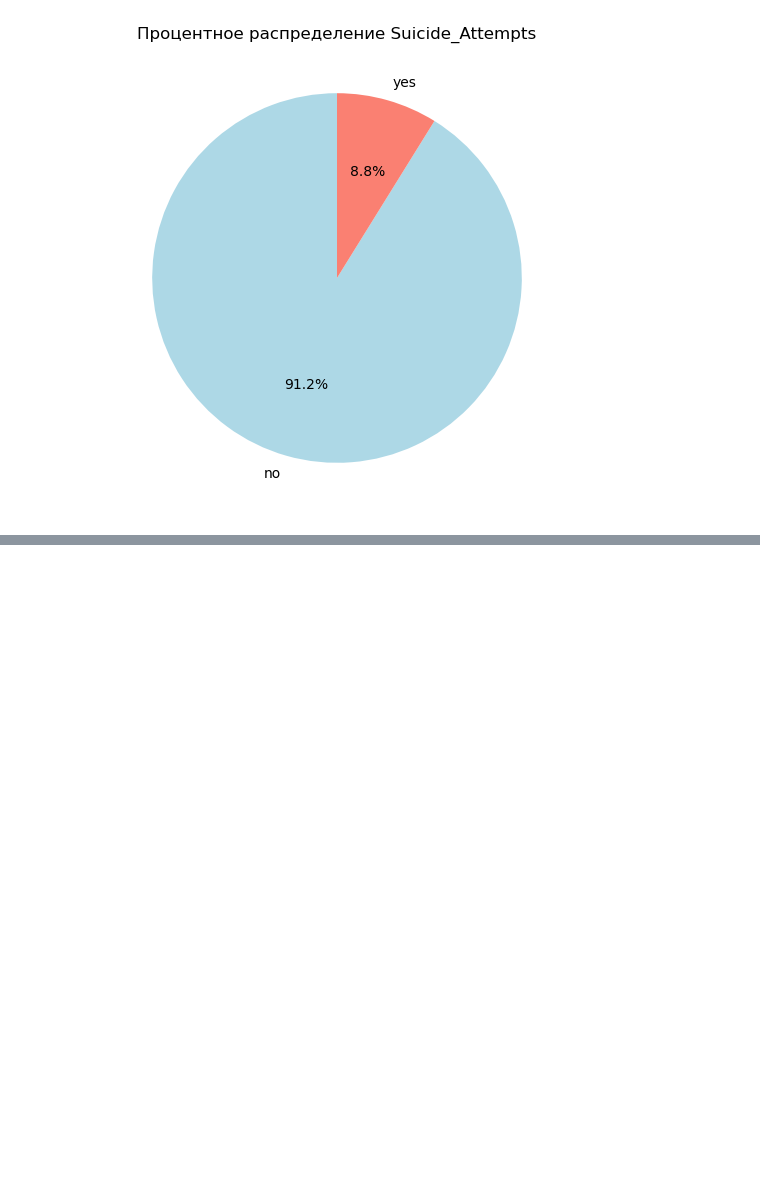
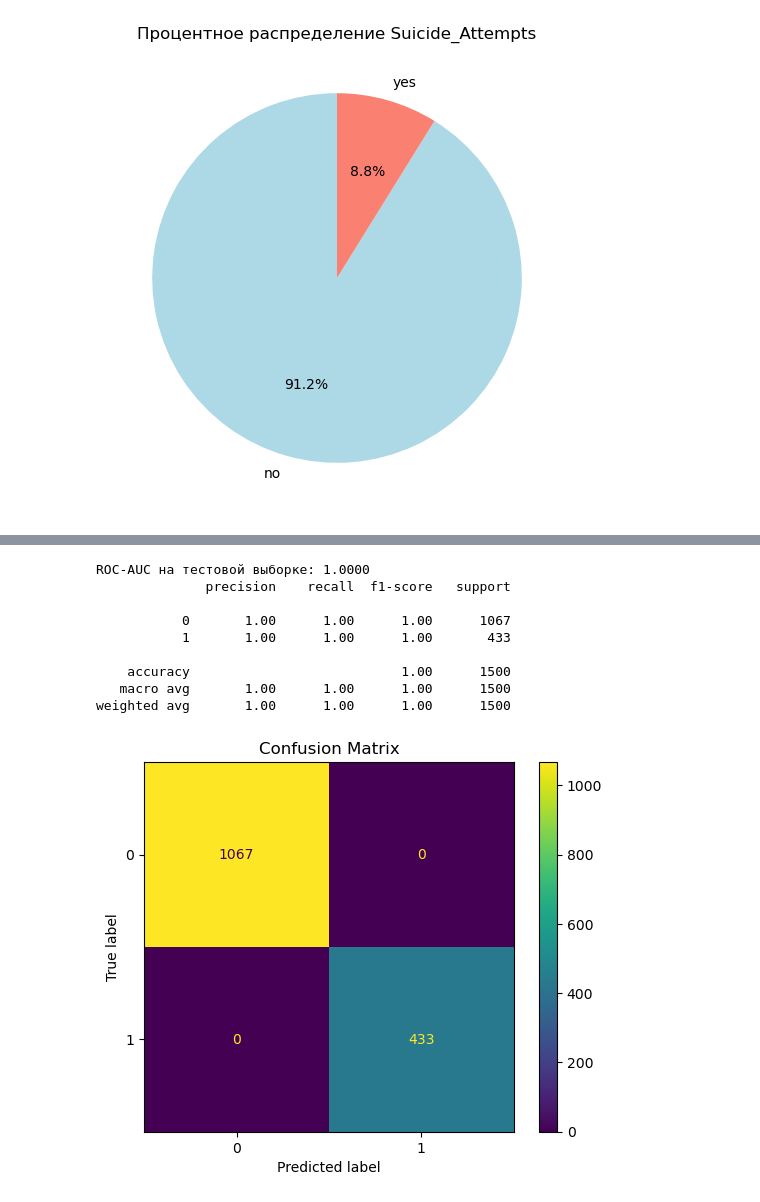
Before and after one commit to YanaTsemirhaliyeva/schizophrenia_predict, a Jupyter notebook: notebook.ipynb, the cells around one changed output, grey strips where cells are left out. Cells and saved outputs as stored; diff of their text form; code cells hidden in the pictures; blank space fills up the shorter version.

```diff
--- a/notebook.ipynb
+++ b/notebook.ipynb
@@ -178,7 +187,24 @@ plt.show()
 # %% [output]
 [figure]
 # %%
+from sklearn.model_selection import train_test_split, cross_val_score, GridSearchCV
+from sklearn.ensemble import GradientBoostingClassifier
+import numpy as np
+
 X = loader.data.drop('Diagnosis', axis=1)
 y = loader.data['Diagnosis']
 
-evaluator = ClassifierEvaluator(X, y)
+# Разделение на обучающую, валидационную и тестовую выборки
+X_train, X_temp, y_train, y_temp = train_test_split(X, y, test_size=0.3, random_state=42, stratify=y)
+X_val, X_test, y_val, y_test = train_test_split(X_temp, y_temp, test_size=0.5, random_state=42, stratify=y_temp)
+
+# Балансировка данных с помощью SMOTE
+smote = SMOTE(random_state=42)
+X_train_balanced, y_train_balanced = smote.fit_resample(X_train, y_train)
+
+# Кросс-валидация и базовая модель
+model = GradientBoostingClassifier()
+scores = cross_val_score(model, X_train_balanced, y_train_balanced, cv=5, scoring='roc_auc')
+print(f"Средний ROC-AUC на кросс-валидации: {np.mean(scores):.4f}")
+
+# evaluator = ClassifierEvaluator(X, y)
@@ -184,0 +287,29 @@ evaluator = ClassifierEvaluator(X, y)
+# %%
+from sklearn.metrics import ConfusionMatrixDisplay
+# Оценка финальной модели
+final_model = optuna_search.best_estimator_
+y_pred = final_model.predict(X_test)
+y_pred_proba = final_model.predict_proba(X_test)[:, 1]
+
+# ROC-AUC
+roc_auc = roc_auc_score(y_test, y_pred_proba)
+print(f"ROC-AUC на тестовой выборке: {roc_auc:.4f}")
+
+# Classification report
+print(classification_report(y_test, y_pred))
+
+# Матрица ошибок
+ConfusionMatrixDisplay.from_estimator(final_model, X_test, y_test)
+plt.title("Confusion Matrix")
+plt.show()
+# %% [output]
+ROC-AUC на тестовой выборке: 1.0000
+              precision    recall  f1-score   support
+
+           0       1.00      1.00      1.00      1067
+           1       1.00      1.00      1.00       433
+
+    accuracy                           1.00      1500
+   macro avg       1.00      1.00      1.00      1500
+weighted avg       1.00      1.00      1.00      1500
+[figure, added]
```
Also changed, not shown: parts of 27 cells of this notebook, 13 other files.
